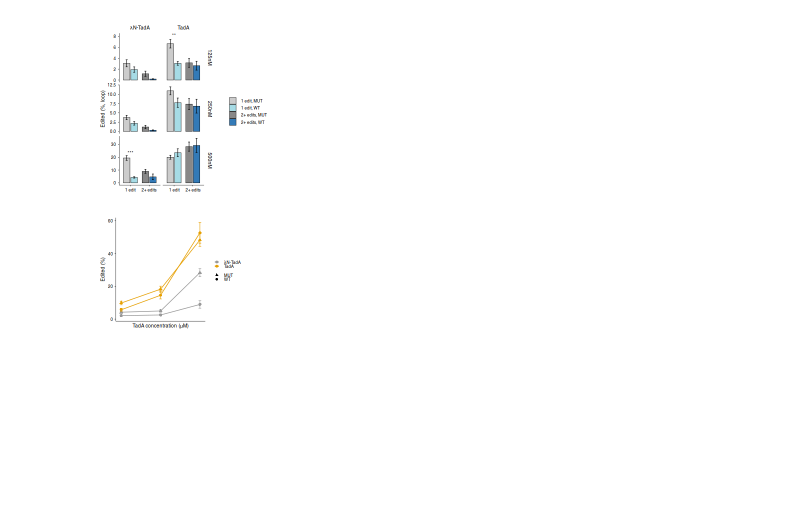
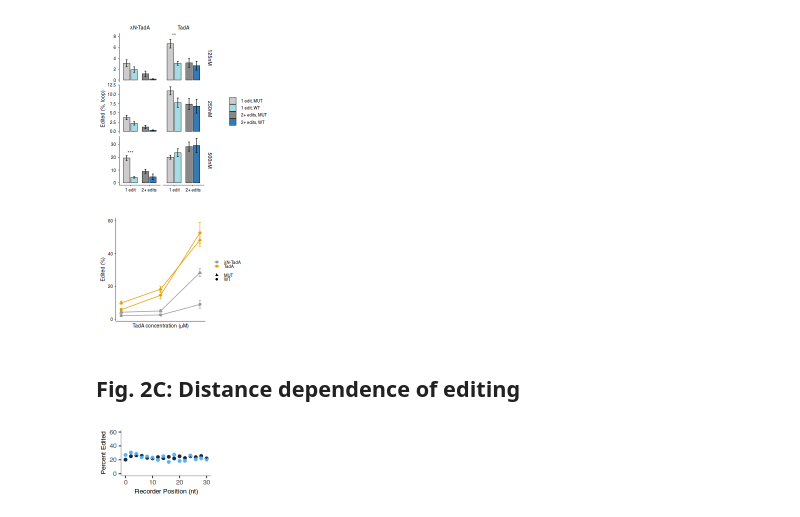
Before and after one commit to rasilab/bakker_2025, a Jupyter notebook: analysis/boxb_in_vitro_sequencing/scripts/generate_figure_2.ipynb, the cells around one changed output. Saved outputs shown, nothing was run; the diff lists cells and outputs as text; code cells hidden in the pictures; blank space fills up the shorter version.

```diff
--- a/analysis/boxb_in_vitro_sequencing/scripts/generate_figure_2.ipynb
+++ b/analysis/boxb_in_vitro_sequencing/scripts/generate_figure_2.ipynb
@@ -362,3 +471,44 @@ mean_loop_editing_per_concentration %>%
 ggsave("../figures/fig2b_loop_concentration.pdf", width = 2.5, height = 2, units = "in", dpi = 600)
 # %% [output]
 [figure]
+# %% [markdown]
+## Fig. 2C: Distance dependence of editing
+# %%
+options(repr.plot.width = 2, repr.plot.height = 1.25)
+
+plot_data <- target_data %>%
+  filter(variable_type == "target", tada_type == "tada_only", tada_conc == "250nM", condition == "37_2hr") %>%
+  mutate(fraction_2to4edit = (num_1_c + num_3_c + num_4_c) / umi_counts) %>%
+  select(target_dist, target_pos_to_boxb, fraction_2to4edit) %>%
+  group_by(target_pos_to_boxb, target_dist) %>%
+  summarize(
+    mean = mean(fraction_2to4edit),
+    se = sd(fraction_2to4edit) / sqrt(n()),
+    n = n(),
+    .groups = "drop"
+  ) %>%
+  mutate(absolute_dist = case_when(
+    target_pos_to_boxb == "5" ~ 30 - target_dist,
+    target_pos_to_boxb == "3" ~ target_dist
+  ))
+
+# Create the plot
+plot_data %>%
+  ggplot(aes(x = absolute_dist, y = mean * 100, color = target_pos_to_boxb)) +
+  geom_point() +
+  geom_errorbar(aes(ymin = (mean - se) * 100, ymax = (mean + se) * 100), width = 0.25) +
+  scale_y_continuous(limits = c(0, 60)) +
+  guides(color = "none") +
+  theme(
+    plot.title = element_text(size = 18, face = "bold"),
+    axis.title = element_text(size = 8),
+    axis.text = element_text(size = 8),
+    legend.title = element_text(size = 8),
+    legend.text = element_text(size = 8),
+    axis.line = element_line(color = "grey")
+  ) +
+  labs(x = "Recorder Position (nt)", y = "Percent Edited")
+
+ggsave("../figures/fig2c.pdf", height = 1.25, width = 4)
+# %% [output]
+[figure, added]
```
Also changed, not shown: parts of 4 cells of this notebook.
